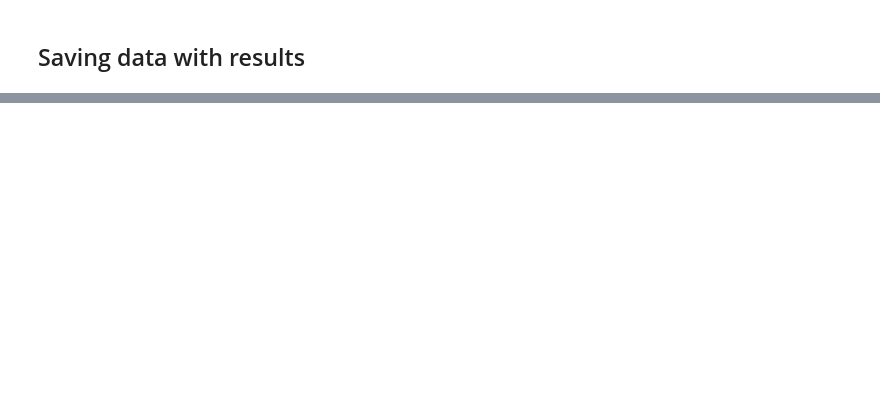
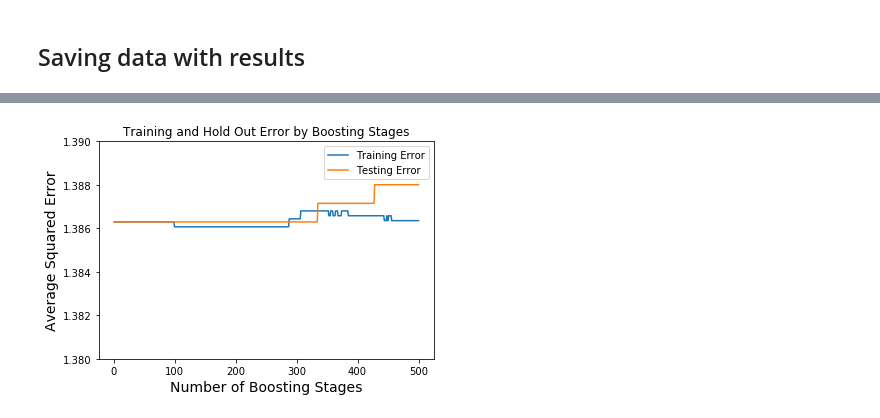
Before and after one commit to mariamendieta/solar_communities, a Jupyter notebook: Simple_model.ipynb, the cells around one changed output, grey strips where cells are left out. Saved outputs shown, nothing was run; the diff lists cells and outputs as text; code cells hidden in the pictures; blank space fills up the shorter version.

```diff
--- a/Simple_model.ipynb
+++ b/Simple_model.ipynb
@@ -265,0 +290,28 @@ np.median(result)
+# %%
+N_ESTIMATORS = 500
+# %%
+model = GradientBoostingClassifier(learning_rate=0.01, max_depth=2, n_estimators=N_ESTIMATORS, subsample=0.8)
+model.fit(X_train, y_train, sample_weight=weights_train)
+
+train_score = np.zeros(N_ESTIMATORS)
+for i, y_pred in enumerate(model.staged_predict(X_train)):
+    train_score[i] = model.loss_(y_train, y_pred)
+
+test_score = np.zeros(N_ESTIMATORS)
+for i, y_pred in enumerate(model.staged_predict(X_test)):
+    test_score[i] = model.loss_(y_test, y_pred)
+# %%
+
+plt.plot(np.arange(N_ESTIMATORS) + 1, train_score,
+        label="Training Error")
+plt.plot(np.arange(N_ESTIMATORS) + 1, test_score,
+        label="Testing Error")
+plt.title("Training and Hold Out Error by Boosting Stages")
+plt.xlabel('Number of Boosting Stages', fontsize=14)
+plt.ylabel('Average Squared Error', fontsize=14)
+plt.legend(loc="upper right")
+plt.ylim([1.38, 1.39])
+
+plt.savefig('training-and-testing-error.png', bbox_inches='tight')
+# %% [output]
+[figure, added]
```
Also changed, not shown: parts of 11 cells of this notebook, 8 other files.
